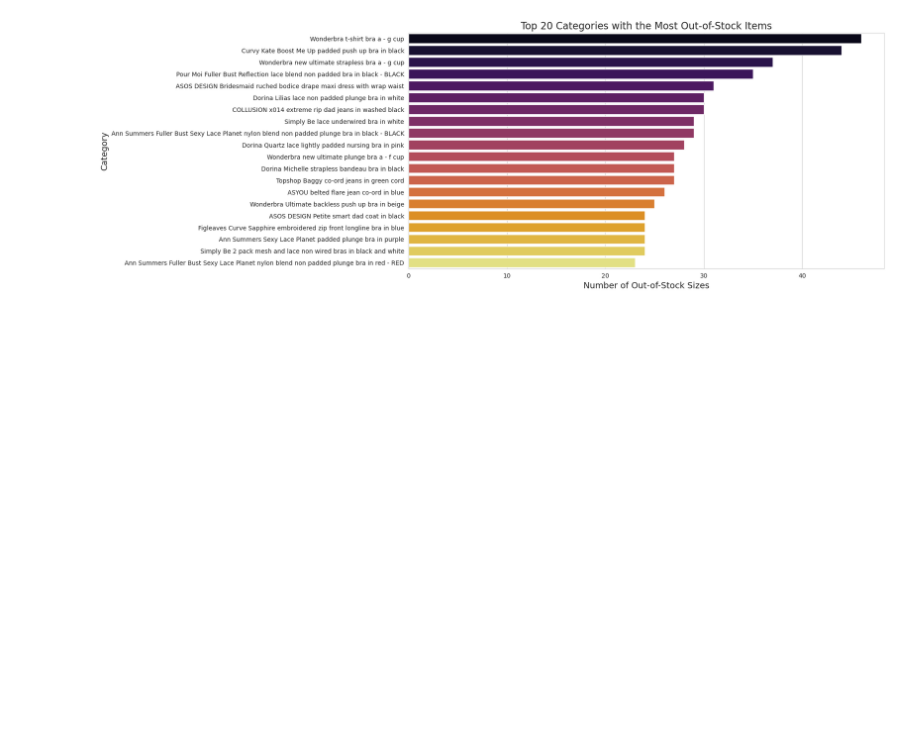
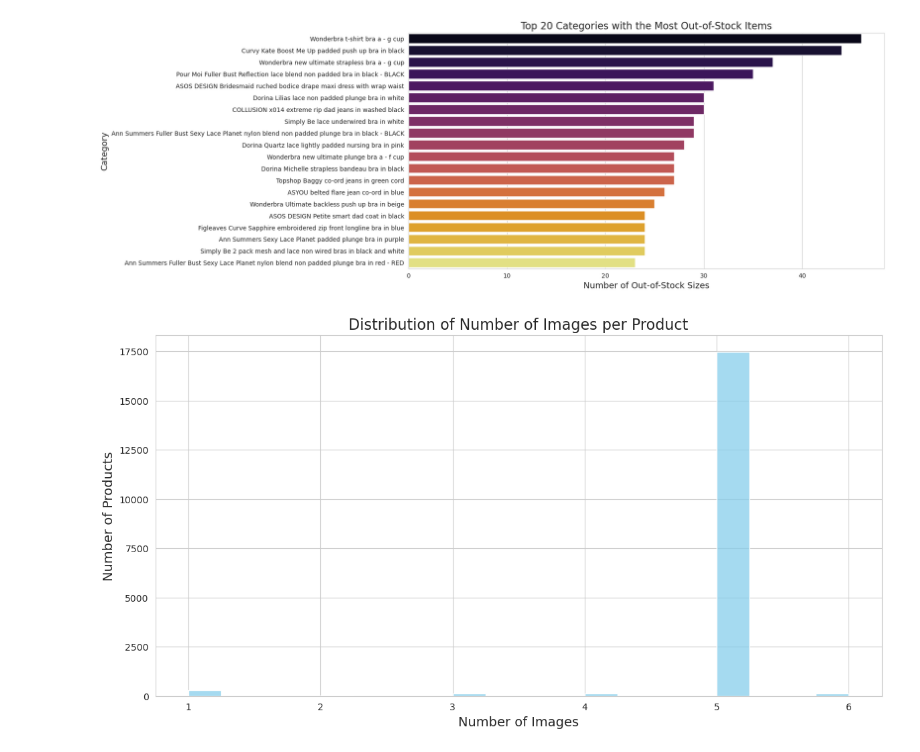
Before and after one commit to raj-rajat/Asos-E-Commerce-Dataset---30-845-products, a Jupyter notebook: asos-e-commerce-dataset-30-845-products.ipynb, the cells around one changed output. Cells and saved outputs as stored; diff of their text form; code cells hidden in the pictures; blank space fills up the shorter version.

Commit message:
Kaggle Notebook | Asos E-Commerce Dataset - 30,845 products | Version 5

```diff
--- a/asos-e-commerce-dataset-30-845-products.ipynb
+++ b/asos-e-commerce-dataset-30-845-products.ipynb
@@ -387,3 +387,16 @@ plt.ylabel('Category', fontsize=14)
 plt.show()
 # %% [output]
 [figure]
+# %%
+# Extract number of images per product
+df_asos_cleaned['num_images'] = df_asos_cleaned['images'].apply(lambda x: len(eval(x)) if isinstance(x, str) else 0)
+
+# Visualize distribution of number of images per product
+plt.figure(figsize=(14, 7))
+sns.histplot(df_asos_cleaned['num_images'], bins=20, kde=False, color='skyblue')
+plt.title('Distribution of Number of Images per Product', fontsize=16)
+plt.xlabel('Number of Images', fontsize=14)
+plt.ylabel('Number of Products', fontsize=14)
+plt.show()
+# %% [output]
+[figure, added]
```
Also changed, not shown: parts of 27 cells of this notebook.
